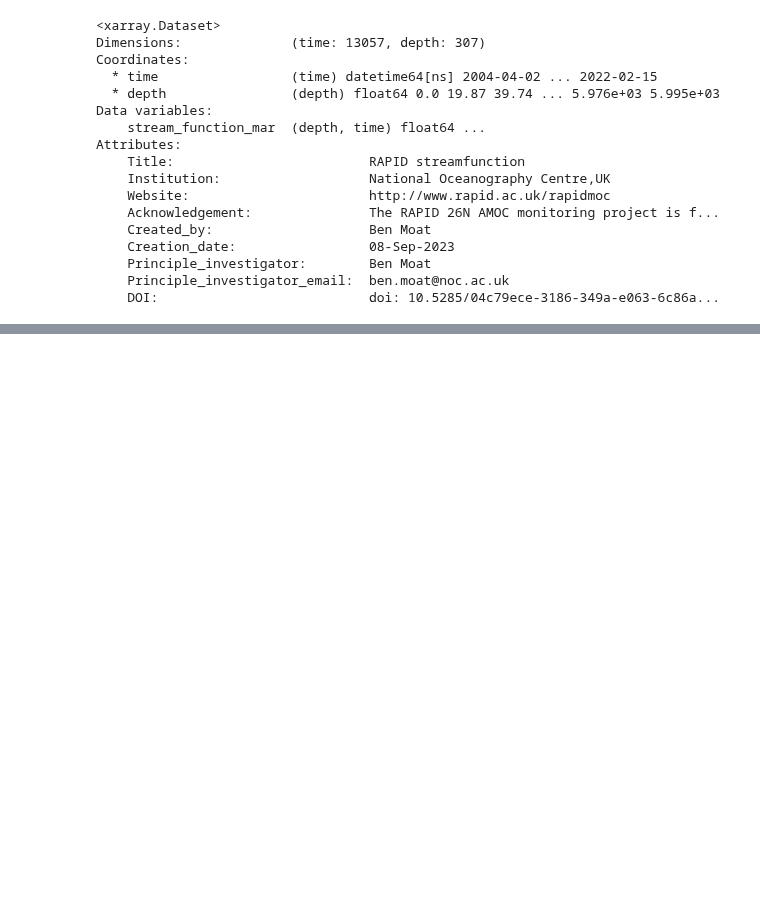
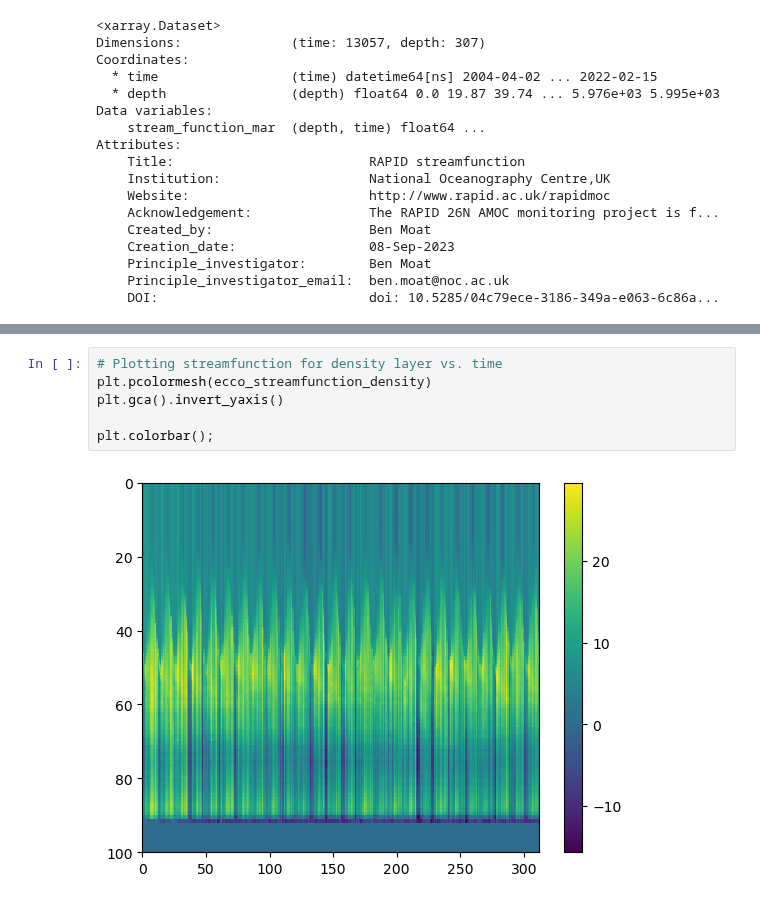
Before and after one commit to ai4er-cdt/OTP, a Jupyter notebook: notebooks/rapid_data.ipynb, the cells around one changed output, grey strips where cells are left out. Cells and saved outputs as stored; diff of their text form; blank space fills up the shorter version.

```diff
--- a/notebooks/rapid_data.ipynb
+++ b/notebooks/rapid_data.ipynb
@@ -131,0 +133,8 @@ plt.plot(moc)
+# %%
+# Plotting streamfunction for density layer vs. time
+plt.pcolormesh(ecco_streamfunction_density)
+plt.gca().invert_yaxis()
+
+plt.colorbar();
+# %% [output]
+[figure, added]
```
Also changed, not shown: parts of 13 cells of this notebook, 1 other file.
